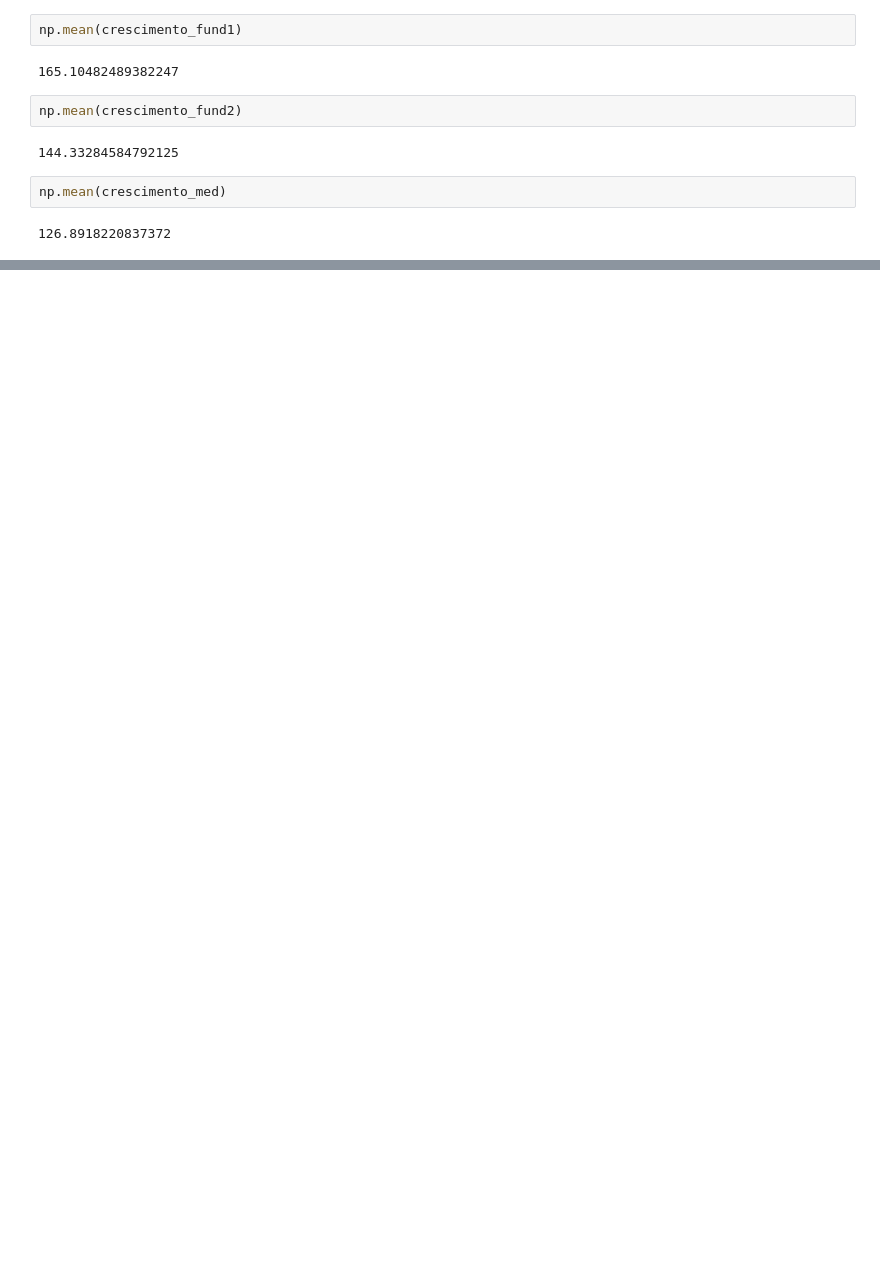
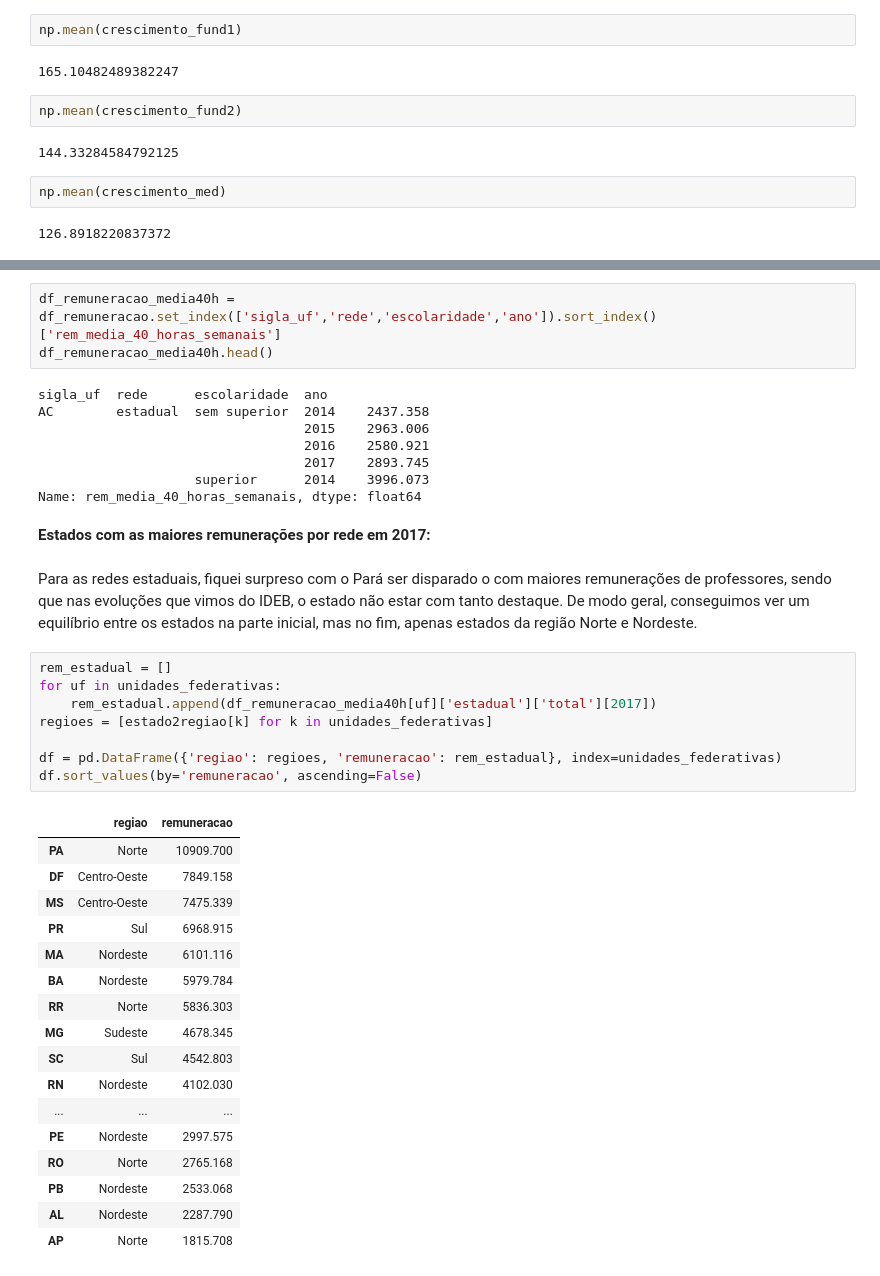
Before and after one commit to viniciuslettieri/analytica, a Jupyter notebook: Educacao_Brasileira/educacao_brasileira.ipynb, the cells around one changed output, grey strips where cells are left out. Cells and saved outputs as stored; diff of their text form; blank space fills up the shorter version.

```diff
--- a/Educacao_Brasileira/educacao_brasileira.ipynb
+++ b/Educacao_Brasileira/educacao_brasileira.ipynb
@@ -225,0 +243,41 @@ np.mean(crescimento_med)
+# %%
+df_remuneracao_media40h = df_remuneracao.set_index(['sigla_uf','rede','escolaridade','ano']).sort_index()['rem_media_40_horas_semanais']
+df_remuneracao_media40h.head()
+# %% [output]
+sigla_uf  rede      escolaridade  ano
+AC        estadual  sem superior  2014    2437.358
+                                  2015    2963.006
+                                  2016    2580.921
+                                  2017    2893.745
+                    superior      2014    3996.073
+Name: rem_media_40_horas_semanais, dtype: float64
+# %% [markdown]
+**Estados com as maiores remunerações por rede em 2017:**
+# %% [markdown]
+Para as redes estaduais, fiquei surpreso com o Pará ser disparado o com maiores remunerações de professores, sendo que nas evoluções que vimos do IDEB, o estado não estar com tanto destaque. De modo geral, conseguimos ver um equilíbrio entre os estados na parte inicial, mas no fim, apenas estados da região Norte e Nordeste.
+# %%
+rem_estadual = []
+for uf in unidades_federativas:
+    rem_estadual.append(df_remuneracao_media40h[uf]['estadual']['total'][2017])
+regioes = [estado2regiao[k] for k in unidades_federativas]
+
+df = pd.DataFrame({'regiao': regioes, 'remuneracao': rem_estadual}, index=unidades_federativas)
+df.sort_values(by='remuneracao', ascending=False)
+# %% [output]
+|  | regiao | remuneracao |
+| PA | Norte | 10909.700 |
+| DF | Centro-Oeste | 7849.158 |
+| MS | Centro-Oeste | 7475.339 |
+| PR | Sul | 6968.915 |
+| MA | Nordeste | 6101.116 |
+| BA | Nordeste | 5979.784 |
+| RR | Norte | 5836.303 |
+| MG | Sudeste | 4678.345 |
+| SC | Sul | 4542.803 |
+| RN | Nordeste | 4102.030 |
+| ... | ... | ... |
+| PE | Nordeste | 2997.575 |
+| RO | Norte | 2765.168 |
+| PB | Nordeste | 2533.068 |
+| AL | Nordeste | 2287.790 |
+| AP | Norte | 1815.708 |
```
Also changed, not shown: parts of 33 cells of this notebook.
